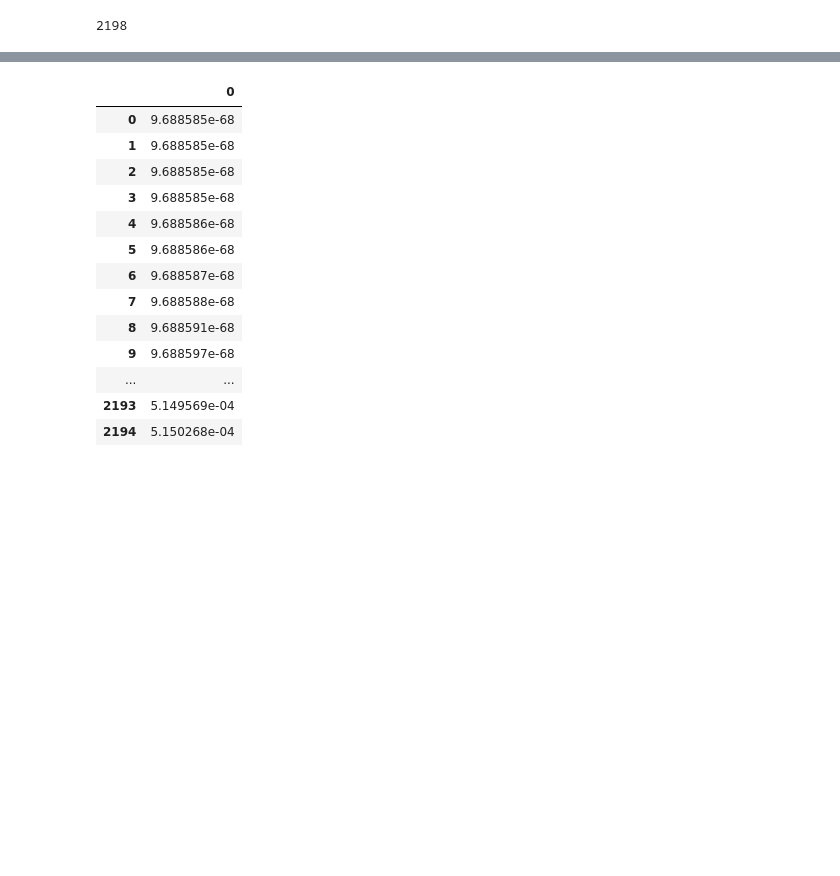
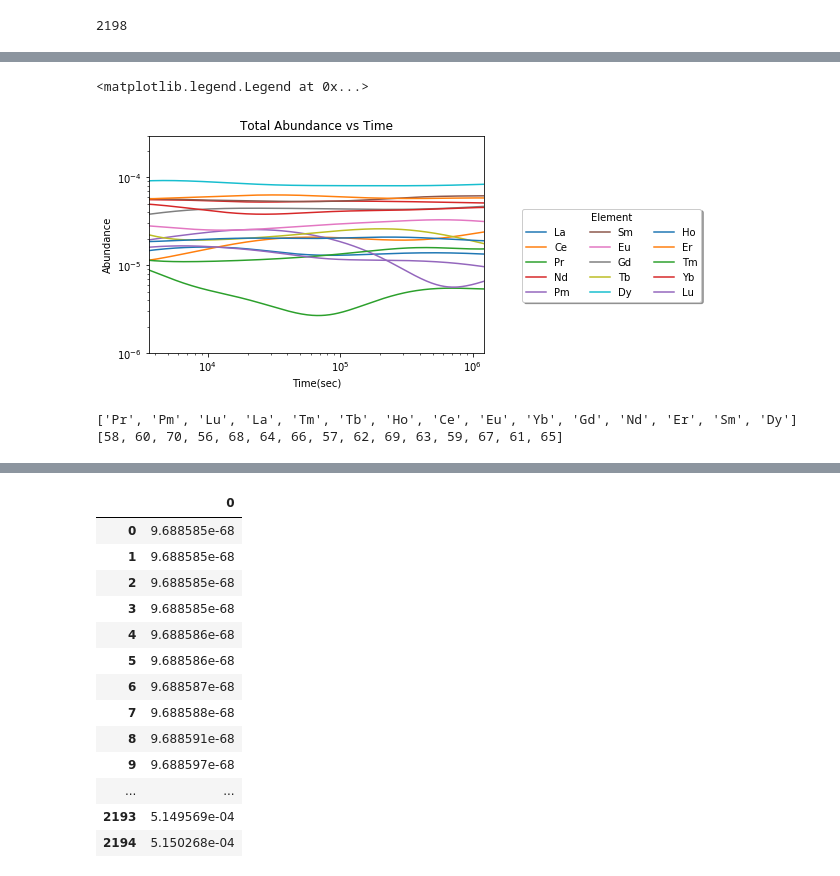
Before and after one commit to PranavNalamwar/R-process_Mergers, a Jupyter notebook: Abundance_Calculations/Fixing_Cutoff/Charge State and Isoelectronic State Abundance Analysis.ipynb, the cells around one changed output, grey strips where cells are left out. Drawn from its saved outputs; the diff is of its cells as text; code cells hidden in the pictures; blank space fills up the shorter version.

Commit message:
Committing updates, including technote and ionization state abundance graph

```diff
--- a/Abundance_Calculations/Fixing_Cutoff/Charge State and Isoelectronic State Abundance Analysis.ipynb
+++ b/Abundance_Calculations/Fixing_Cutoff/Charge State and Isoelectronic State Abundance Analysis.ipynb
@@ -298,3 +298,18 @@ with open("Ye_bound.txt", "rb") as fp:   # Unpickling
 
 with open("Ye_f_Mid.txt","rb") as fp:
       Ye_f_Mid = pickle.load(fp)
+
+elemental,potentials = initialization(np.arange(1,104,1))
+# %%
+lanthanide_names = ['La','Ce','Pr','Nd','Pm','Sm','Eu','Gd','Tb','Dy','Ho','Er','Tm','Yb','Lu']
+for i in range(56,71):
+    plt.loglog(time,elemental[i],label = lanthanide_names[i-56])
+    plt.xlim(3600,1209600)
+    plt.ylim(1e-6,3e-4)
+    plt.title('Total Abundance vs Time')
+    plt.xlabel('Time(sec)')
+    plt.ylabel('Abundance')
+plt.legend(loc='center left', bbox_to_anchor=(1.1, 0.45),shadow = True,fancybox = True,title = 'Element',ncol = 3)
+# %% [output]
+<matplotlib.legend.Legend at 0x...>
+[figure, added]
@@ -300,0 +319,23 @@ with open("Ye_f_Mid.txt","rb") as fp:
+# %%
+#ordering of lanthanides by timestep
+
+#lanthanide_names = ['La','Ce','Pr','Nd','Pm','Sm','Eu','Gd','Tb','Dy','Ho','Er','Tm','Yb','Lu']
+ranking = []
+for i in range(len(elemental[0])):
+    values = dict()
+    for j in range(56,71):
+        values[j] = elemental[j,i]
+    ranking.append(list(dict(sorted(values.items(), key=lambda x: x[1])).keys()))
+
+ranking_names = []
+for i in ranking:
+    subname = []
+    for j in i:
+        subname.append(lanthanide_names[j-56])
+    ranking_names.append(subname)
+
+print(ranking_names[two_weeks_index])
+print(ranking[two_weeks_index])
+# %% [output]
+['Pr', 'Pm', 'Lu', 'La', 'Tm', 'Tb', 'Ho', 'Ce', 'Eu', 'Yb', 'Gd', 'Nd', 'Er', 'Sm', 'Dy']
+[58, 60, 70, 56, 68, 64, 66, 57, 62, 69, 63, 59, 67, 61, 65]
```
Also changed, not shown: parts of 5 cells of this notebook, 24 other files.
